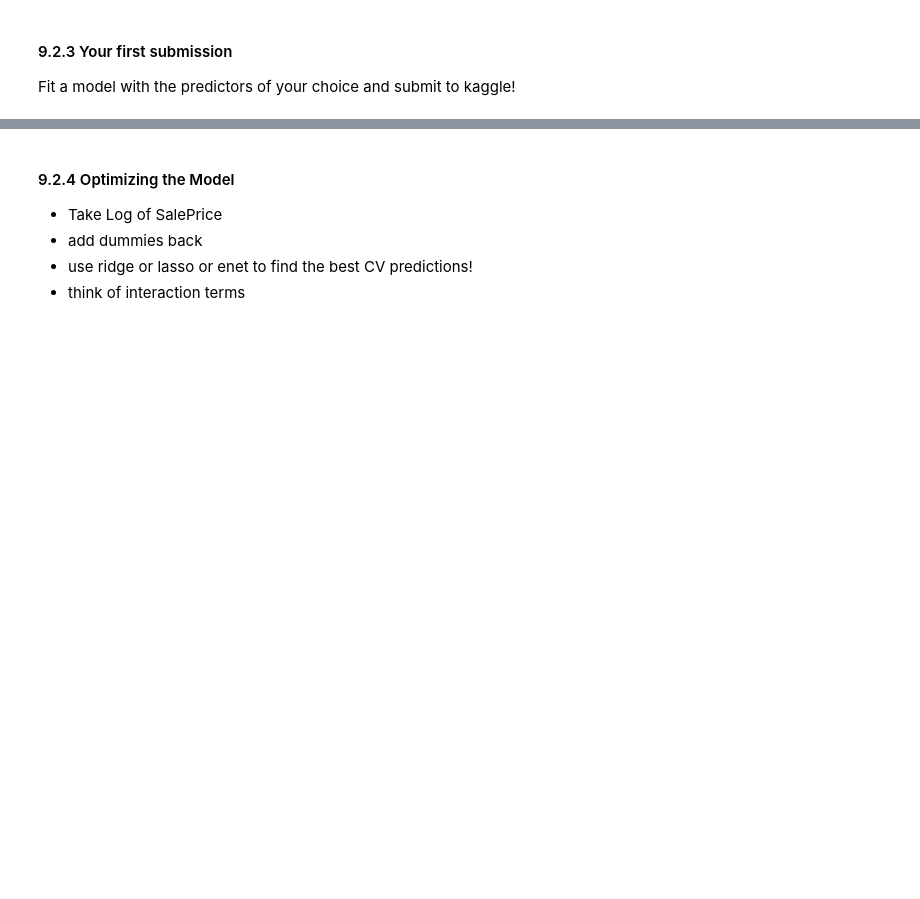
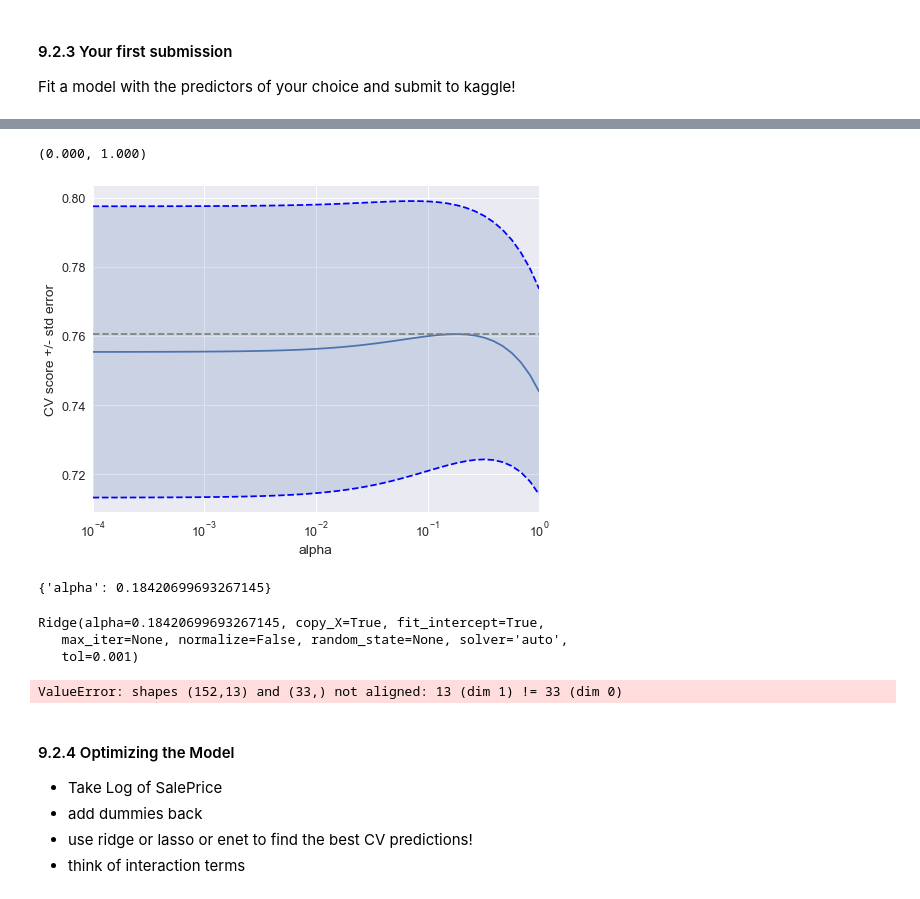
Before and after one commit to markusloecher/DataScience2018, a Jupyter notebook: Lessons/class9.ipynb, the cells around one changed output, grey strips where cells are left out. Cells and saved outputs as stored; diff of their text form; code cells hidden in the pictures; blank space fills up the shorter version.

Commit message:
mainly kaggle Housing data stuff

```diff
--- a/Lessons/class9.ipynb
+++ b/Lessons/class9.ipynb
@@ -471,3 +547,23 @@ for feature in ['MasVnrType']:
 #### 9.2.3 Your first submission
 
 Fit a model with the predictors of your choice and submit to kaggle!
+# %%
+X = df_train.copy()
+
+X = X.drop(category + ["SalePrice"], axis=1)
+#X = X.drop("SalePrice", axis=1)
+y = df_train.SalePrice
+# %%
+n_folds=10
+# Setup the hyperparameter grid
+alpha_space = np.logspace(-4, 0, 50)
+param_grid = {'alpha': alpha_space}
+
+# Instantiate a Ridge regression object: ridge
+ridge = Ridge(normalize=True)
+
+# Instantiate the GridSearchCV object: logreg_cv
+ridge_cv = GridSearchCV(ridge, param_grid, cv=n_folds)
+
+# Fit it to the data
+ridge_cv.fit(scale(X), y)
@@ -474,2 +582,39 @@ Fit a model with the predictors of your choice and submit to kaggle!
+# %%
+#plot:
+scores = ridge_cv.cv_results_['mean_test_score']
+scores_std = ridge_cv.cv_results_['std_test_score']
+plt.figure().set_size_inches(8, 6)
+plt.semilogx(alpha_space, scores)
+
+# plot error lines showing +/- std. errors of the scores
+std_error = scores_std / np.sqrt(n_folds)
+
+plt.semilogx(alpha_space, scores + std_error, 'b--')
+plt.semilogx(alpha_space, scores - std_error, 'b--')
+
+# alpha=0.2 controls the translucency of the fill color
+plt.fill_between(alpha_space, scores + std_error, scores - std_error, alpha=0.2)
+
+plt.ylabel('CV score +/- std error')
+plt.xlabel('alpha')
+plt.axhline(np.max(scores), linestyle='--', color='.5')
+plt.xlim([alpha_space[0], alpha_space[-1]])
+# %% [output]
+(0.000, 1.000)
+[figure, added]
+# %%
+print(ridge_cv.best_params_)
+ridge2 = Ridge()
+ridge2.set_params(alpha=ridge_cv.best_params_["alpha"])
+ridge2.fit(scale(X), y)
+# %% [output]
+{'alpha': 0.18420699693267145}
+Ridge(alpha=0.18420699693267145, copy_X=True, fit_intercept=True,
+   max_iter=None, normalize=False, random_state=None, solver='auto',
+   tol=0.001)
+# %%
+y_pred = ridge2.predict(scale(X_test))
+# %% [output]
+ValueError: shapes (152,13) and (33,) not aligned: 13 (dim 1) != 33 (dim 0)
 # %%
 # create submission with current model
```
Also changed, not shown: parts of 17 cells of this notebook, 9 other files.
